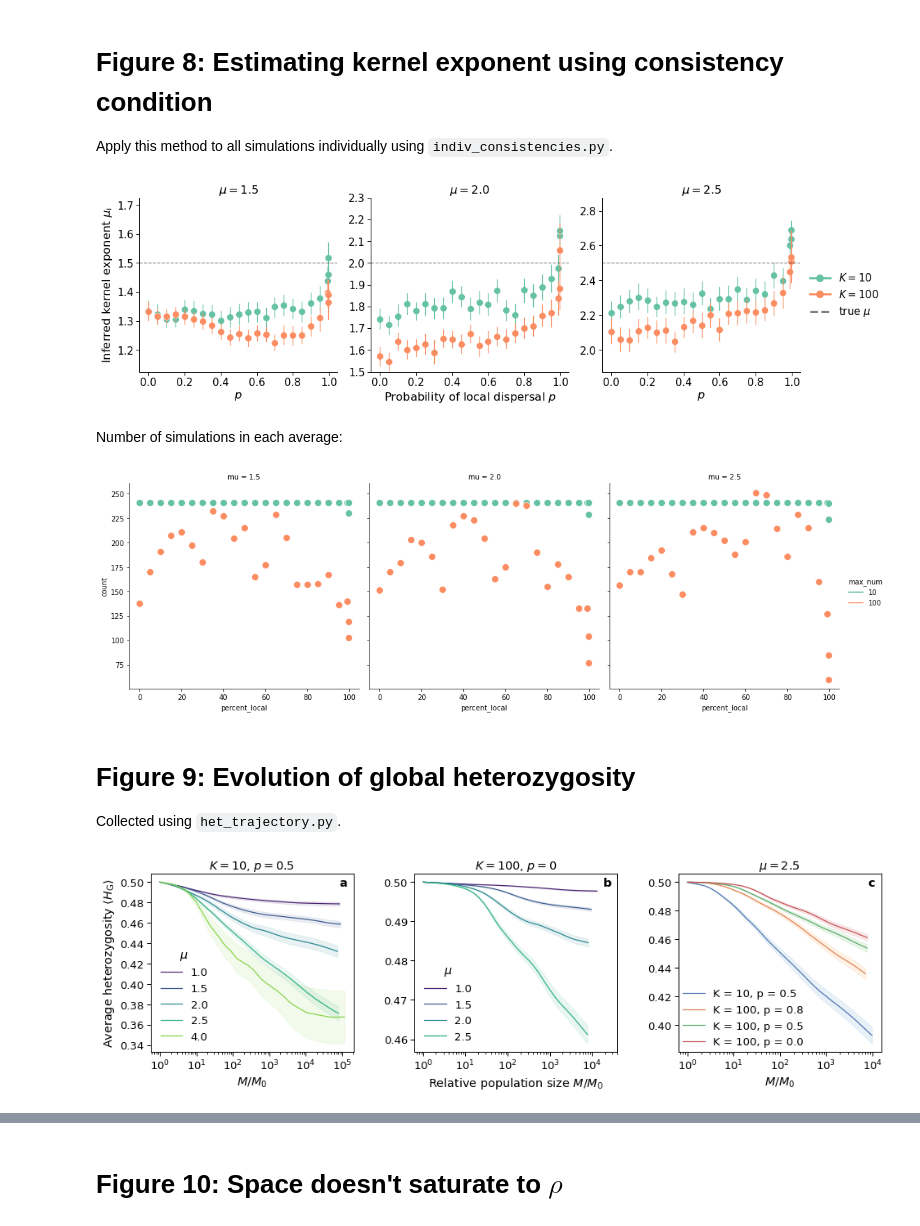
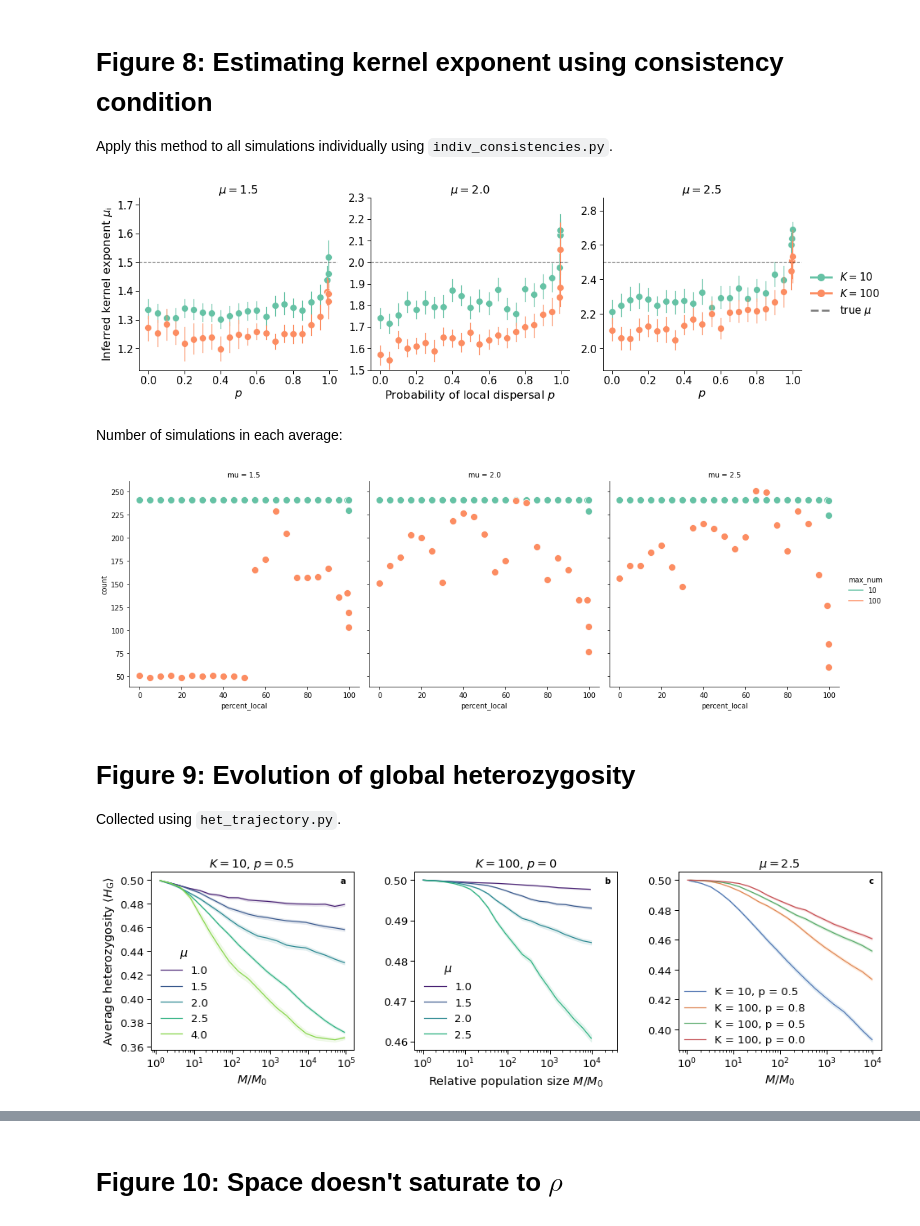
Before and after one commit to nathanvilliger/explicit-local-dynamics, a Jupyter notebook: figures.ipynb, the cells around one changed output, grey strips where cells are left out. Drawn from its saved outputs; the diff is of its cells as text; code cells hidden in the pictures.

```diff
--- a/figures.ipynb
+++ b/figures.ipynb
@@ -473,7 +473,7 @@ curves.loc[(curves.gen == 1) & (curves.mu == 2) & ((curves.percent_local == 0) |
 
 Apply this method to all simulations individually using `indiv_consistencies.py`.
 # %%
-indivs = pd.read_csv('data/indiv_consistencies.csv')
+indivs = pd.read_csv('data/indiv_consistencies_w_lm_and_longer.csv')
 indivs['Probability of local dispersal $p$'] = indivs.percent_local / 100
 
 mus = [1.5, 2.0, 2.5]
@@ -502,7 +502,7 @@ with sns.plotting_context('paper', font_scale=1.7):
                                    label=lab, alpha=0.5 if i==2 else 1, lw=3, marker='' if i==2 else 'o', ms=10))
     g.fig.legend(handles=hands, loc='upper left', bbox_to_anchor=(0.95, 0.6), frameon=False);
 # %% [output]
-[figure, old version]
+[figure, new version]
 # %% [markdown]
 Number of simulations in each average:
 # %%
@@ -513,13 +513,13 @@ sns.relplot(data=counts, x='percent_local', y='count', col='mu', hue='max_num',
             kind='line', estimator='mean', ci=None, lw=0, marker='o', ms=10, palette='Set2',
             legend='full');
 # %% [output]
-[figure, old version]
+[figure, new version]
 # %% [markdown]
 # Figure 9: Evolution of global heterozygosity
 
 Collected using `het_trajectory.py`.
 # %%
-data = pd.read_csv('data/het_trajectories.csv').astype({'capacity': int})
+data = pd.read_csv('data/het_trajectories_widx.csv').astype({'capacity': int})
 caps = np.char.add(np.repeat('K = ', repeats=len(data)), np.array(data.capacity, dtype=str))
 ps = np.char.add(np.repeat(', p = ', repeats=len(data)), np.array(data.percent_local / 100, dtype=str))
 pars = np.char.add(caps, ps)
@@ -573,38 +593,38 @@ panelc['pars'].cat.reorder_categories(['K = 10, p = 0.5', 'K = 100, p = 0.8',
 pal = sns.color_palette('viridis', n_colors=10)[:9:2]
 with sns.plotting_context('paper', font_scale=1.5):
     fig, axs = plt.subplots(1, 3, figsize=(16, 4))
 
-    sns.lineplot(data=panela, x='rel_pop_size', y='mean_het', hue='mu', palette=pal, ax=axs[0], legend='auto')
+    sns.lineplot(data=panela, x='mean_rel_pop_size', y='mean_het', hue='mu', palette=pal, ax=axs[0], legend='auto')
     for i, mu in enumerate(np.unique(panela.mu)):
         sel = panela.mu == mu
-        axs[0].fill_between(panela[sel].rel_pop_size, y1=panela[sel].upper_sem, y2=panela[sel].lower_sem, color=pal[i], alpha=0.1)
+        axs[0].fill_between(panela[sel].mean_rel_pop_size, y1=panela[sel].upper_sem, y2=panela[sel].lower_sem, color=pal[i], alpha=0.1)
     axs[0].set(xscale='log', xlabel=r'$M/M_0$', ylabel=r'Average heterozygosity $\langle H_\mathrm{G} \rangle$')
     axs[0].legend(title=r'$\mu$', loc='lower left', frameon=False)
     axs[0].set_title(r'$K=10$, $p=0.5$')
     axs[0].text(0.95, 0.95, 'a', transform=axs[0].transAxes, weight='bold', ha='center', va='center')
 
-    sns.lineplot(data=panelb, x='rel_pop_size', y='mean_het', hue='mu', palette=pal[:4], ax=axs[1])
+    sns.lineplot(data=panelb, x='mean_rel_pop_size', y='mean_het', hue='mu', palette=pal[:4], ax=axs[1])
     for i, mu in enumerate(np.unique(panelb.mu)):
         sel = panelb.mu == mu
-        axs[1].fill_between(panelb[sel].rel_pop_size, y1=panelb[sel].upper_sem, y2=panelb[sel].lower_sem, color=pal[i], alpha=0.1)
+        axs[1].fill_between(panelb[sel].mean_rel_pop_size, y1=panelb[sel].upper_sem, y2=panelb[sel].lower_sem, color=pal[i], alpha=0.1)
 
     axs[1].set(xscale='log', xlabel=r'Relative population size $M/M_0$', ylabel='')
     axs[1].legend(title=r'$\mu$', loc='lower left', frameon=False)
     axs[1].set_title(r'$K=100$, $p=0$')
     axs[1].set_yticks(np.arange(0.46, 0.51, 0.01))
     axs[1].text(0.95, 0.95, 'b', transform=axs[1].transAxes, weight='bold', ha='center', va='center')
     axs[1].set_xlim(right=4e4)
 
     cats = panelc.pars.cat.categories
-    sns.lineplot(data=panelc, x='rel_pop_size', y='mean_het', hue='pars', palette='deep', ax=axs[2])
+    sns.lineplot(data=panelc, x='mean_rel_pop_size', y='mean_het', hue='pars', palette='deep', ax=axs[2])
     for i, cat in enumerate(cats):
         sel = panelc.pars == cat
-        axs[2].fill_between(panelc[sel].rel_pop_size, y1=panelc[sel].upper_sem, y2=panelc[sel].lower_sem, color=f'C{i}', alpha=0.1)
+        axs[2].fill_between(panelc[sel].mean_rel_pop_size, y1=panelc[sel].upper_sem, y2=panelc[sel].lower_sem, color=f'C{i}', alpha=0.1)
     axs[2].set(xscale='log', xlabel=r'$M/M_0$', ylabel='')
-    axs[2].legend(title=None, frameon=False, loc='lower left', bbox_to_anchor=(-0.025, -0.03))
+    axs[2].legend(title=None, frameon=False, loc='lower left', bbox_to_anchor=(-0.02, -0.03))
     axs[2].set_title(r'$\mu=2.5$')
     axs[2].text(0.95, 0.95, 'c', transform=axs[2].transAxes, fontweight='bold', va='center', ha='center');
 
     fig.subplots_adjust(wspace=0.3)
 # %% [output]
-[figure, old version]
+[figure, new version]
```
Also changed, not shown: parts of 21 cells of this notebook, 8 other files.
